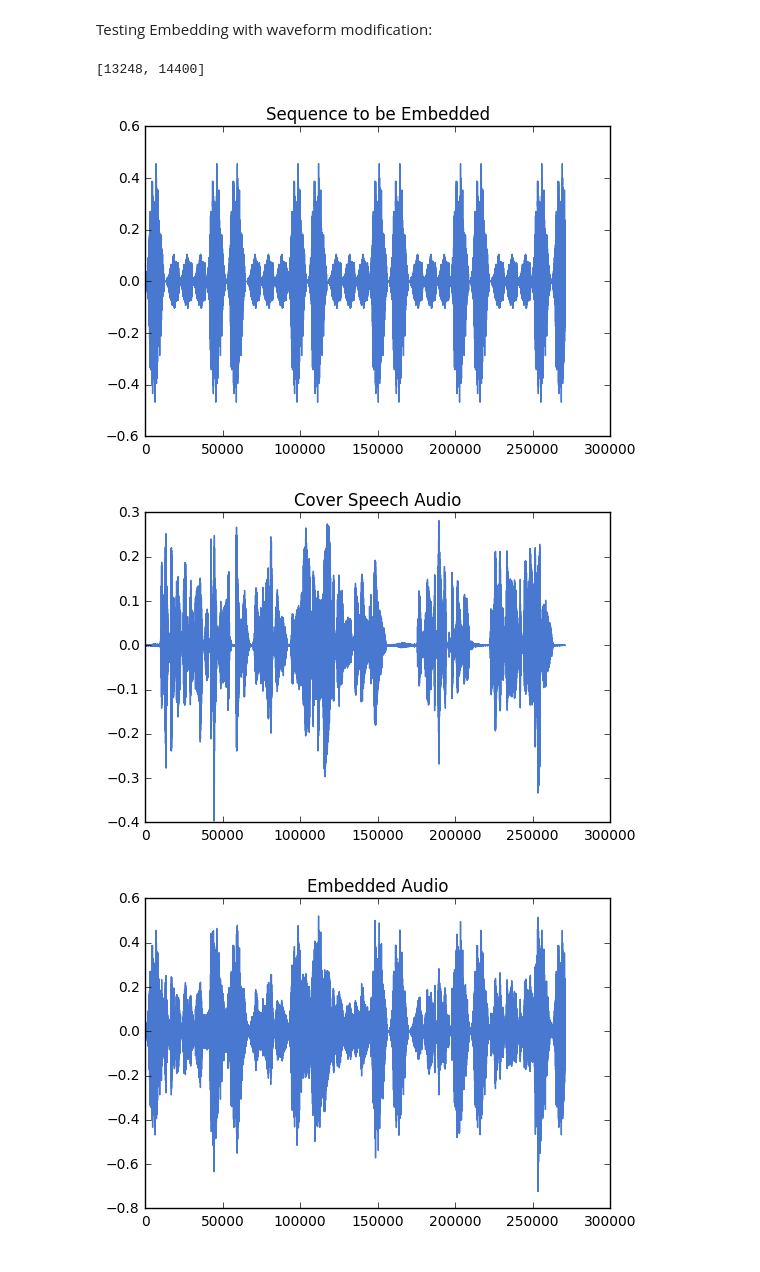
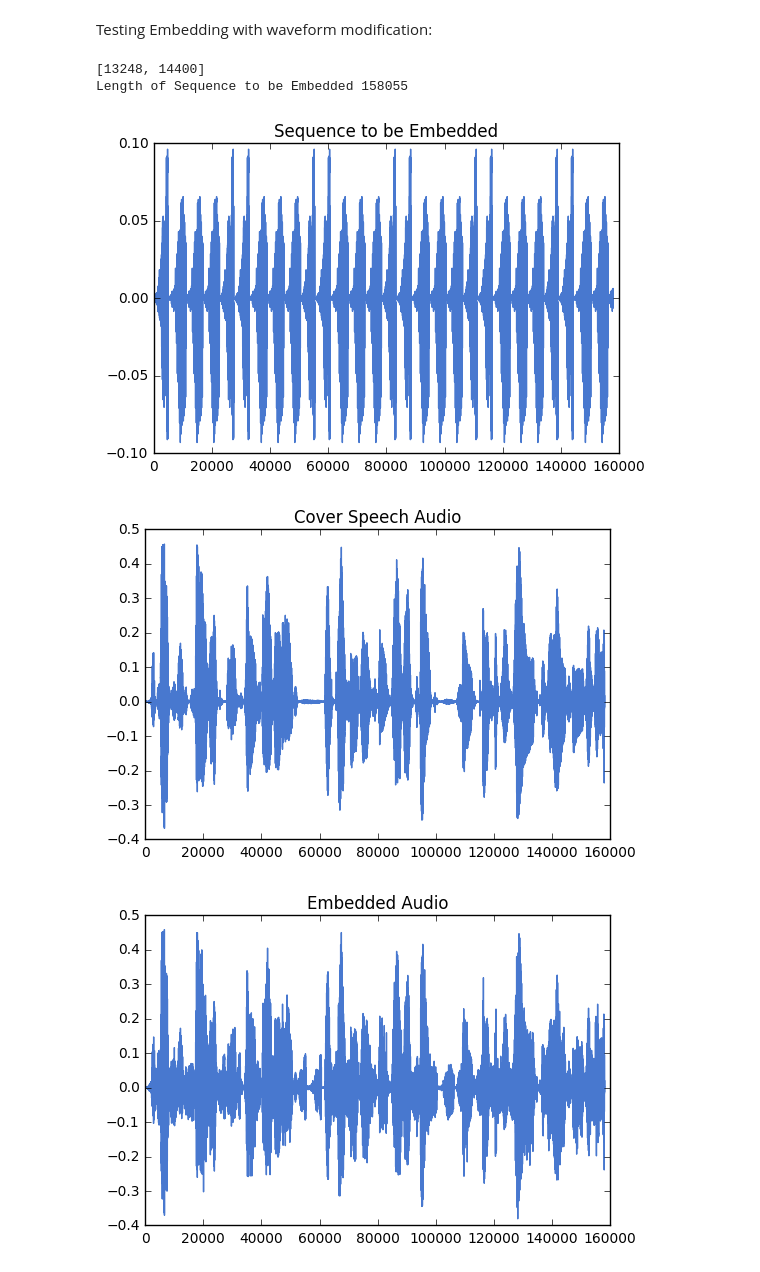
Before and after one commit to mitmedialab/AMR-Data-Embedding, a Jupyter notebook: Code_Book_Library_Test.ipynb, the cells around one changed output. Cells and saved outputs as stored; diff of their text form; code cells hidden in the pictures.

```diff
--- a/Code_Book_Library_Test.ipynb
+++ b/Code_Book_Library_Test.ipynb
@@ -7,7 +7,7 @@ ms.use('seaborn-muted')
 # %% [markdown]
 Testing Visualizations
 # %%
-path_to_source = "audio_samples/woman2_orig.wav"
+path_to_source = "audio_samples/man2_orig.wav"
 
 view_spectrogram(path_to_source)
 view_sample(path_to_source)
@@ -46,16 +48,18 @@ Testing Embedding with waveform modification:
 # %%
 E2 = Embed(path_to_source, sample_path_list, [0,1], [0,1,1,1,0])
 
 # mess around with the codebook waveforms before embedding
-E2.truncate(0.6, idx_list=[1])
+E2.truncate(0.4, idx_list=[0,1])
+E2.energy(0.2, idx_list=[0])
 E2.energy(0.3, idx_list=[1])
-E2.pitch_shift(15, idx_list=[1])
+E2.pitch_shift(-15, idx_list=[1])
 E2.pitch_shift(-15, idx_list=[0])
 
 embed2 = E2.get_embedded_audio(plot=True)
 d_embed2, sr = compress_and_decompress(embed2, "compression_samples/", plot=True)
 # %% [output]
 [13248, 14400]
+Length of Sequence to be Embedded 158055
-[figure, old version]
+[figure, new version]
-[figure, old version]
+[figure, new version]
-[figure, old version]
+[figure, new version]
```
Also changed, not shown: parts of 8 cells of this notebook, 1 other file.
